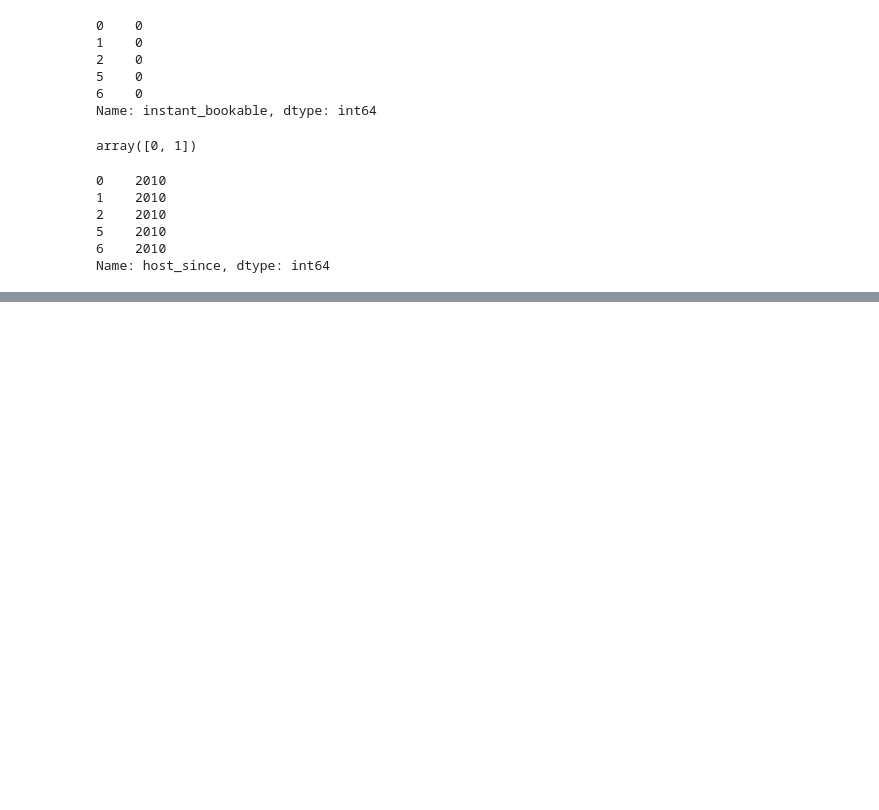
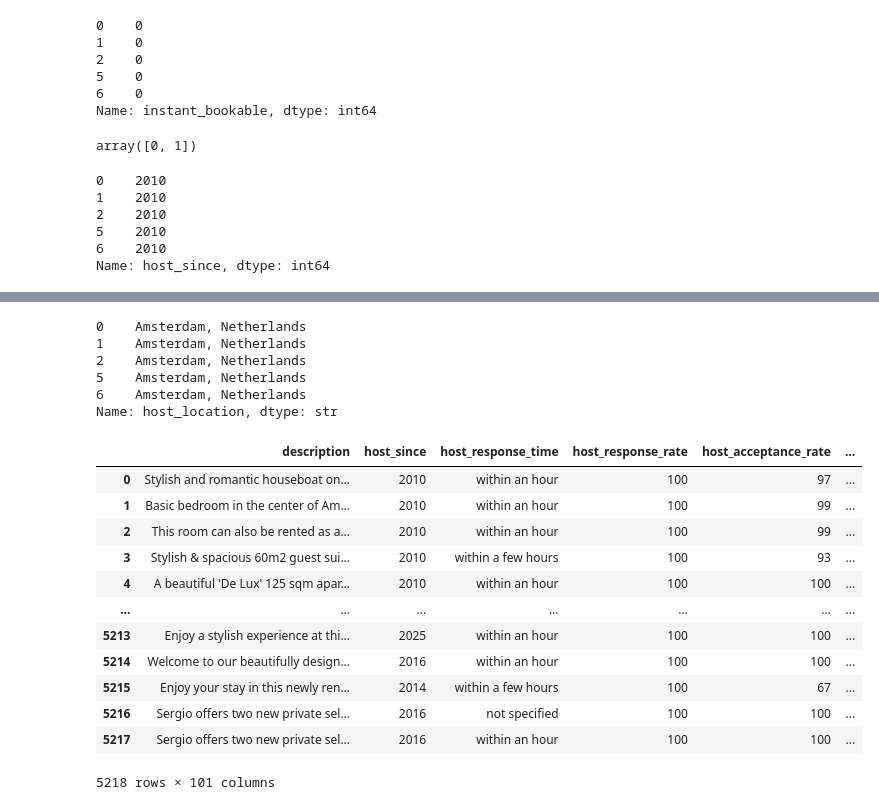
Before and after one commit to aakashaldankar/Albany-Airbnb-Price-Prediction, a Jupyter notebook: albany_pricing.ipynb, the cells around one changed output, grey strips where cells are left out. Drawn from its saved outputs; the diff is of its cells as text; code cells hidden in the pictures; blank space fills up the shorter version.

```diff
--- a/albany_pricing.ipynb
+++ b/albany_pricing.ipynb
@@ -829,3 +886,6 @@ Private room       1210
 Hotel room           35
 Shared room          16
 Name: count, dtype: int64
+# %%
+df['room_type']=df['room_type'].replace({'Hotel room': 'Other', 'Shared room': 'Other'})
+df['room_type'].head()
@@ -1021,0 +1108,12 @@ memory usage: 2.6+ MB
+# %%
+tfidf=TfidfVectorizer(stop_words='english', max_features=20)
+x=tfidf.fit_transform(df['name'])
+# %%
+X_df = pd.DataFrame(x.toarray(), columns=tfidf.get_feature_names_out())
+
+df = df.reset_index(drop=True)
+X_df = X_df.reset_index(drop=True)
+
+df_final = pd.concat([df, X_df], axis=1)
+
+df = df_final.drop(columns=['name'], inplace=True)
@@ -1021,0 +1140,3 @@ memory usage: 2.6+ MB
+# %%
+df.drop(columns=['host_name'], inplace=True)
+df.columns
@@ -1021,0 +1161,35 @@ memory usage: 2.6+ MB
+# %%
+df['host_location'].head()
+# %% [output]
+0    Amsterdam, Netherlands
+1    Amsterdam, Netherlands
+2    Amsterdam, Netherlands
+5    Amsterdam, Netherlands
+6    Amsterdam, Netherlands
+Name: host_location, dtype: str
+# %%
+tfidf=TfidfVectorizer(stop_words='english', max_features=20)
+
+x=tfidf.fit_transform(df['host_location'])
+
+x_df=pd.DataFrame(x.toarray(), columns=tfidf.get_feature_names_out())
+
+x_df.reset_index(drop=True)
+df.reset_index(drop=True)
+
+df=pd.concat([df, x_df], axis=1)
+df.drop(columns=['host_location'], inplace=True)
+# %% [output]
+|  | description | host_since | host_response_time | host_response_rate | host_acceptance_rate | ... |
+| 0 | Stylish and romantic houseboat on... | 2010 | within an hour | 100 | 97 | ... |
+| 1 | Basic bedroom in the center of Am... | 2010 | within an hour | 100 | 99 | ... |
+| 2 | This room can also be rented as a... | 2010 | within an hour | 100 | 99 | ... |
+| 3 | Stylish & spacious 60m2 guest sui... | 2010 | within a few hours | 100 | 93 | ... |
+| 4 | A beautiful 'De Lux' 125 sqm apar... | 2010 | within an hour | 100 | 100 | ... |
+| ... | ... | ... | ... | ... | ... | ... |
+| 5213 | Enjoy a stylish experience at thi... | 2025 | within an hour | 100 | 100 | ... |
+| 5214 | Welcome to our beautifully design... | 2016 | within an hour | 100 | 100 | ... |
+| 5215 | Enjoy your stay in this newly ren... | 2014 | within a few hours | 100 | 67 | ... |
+| 5216 | Sergio offers two new private sel... | 2016 | not specified | 100 | 100 | ... |
+| 5217 | Sergio offers two new private sel... | 2016 | within an hour | 100 | 100 | ... |
+5218 rows × 101 columns
```
Also changed, not shown: parts of 46 cells of this notebook.
